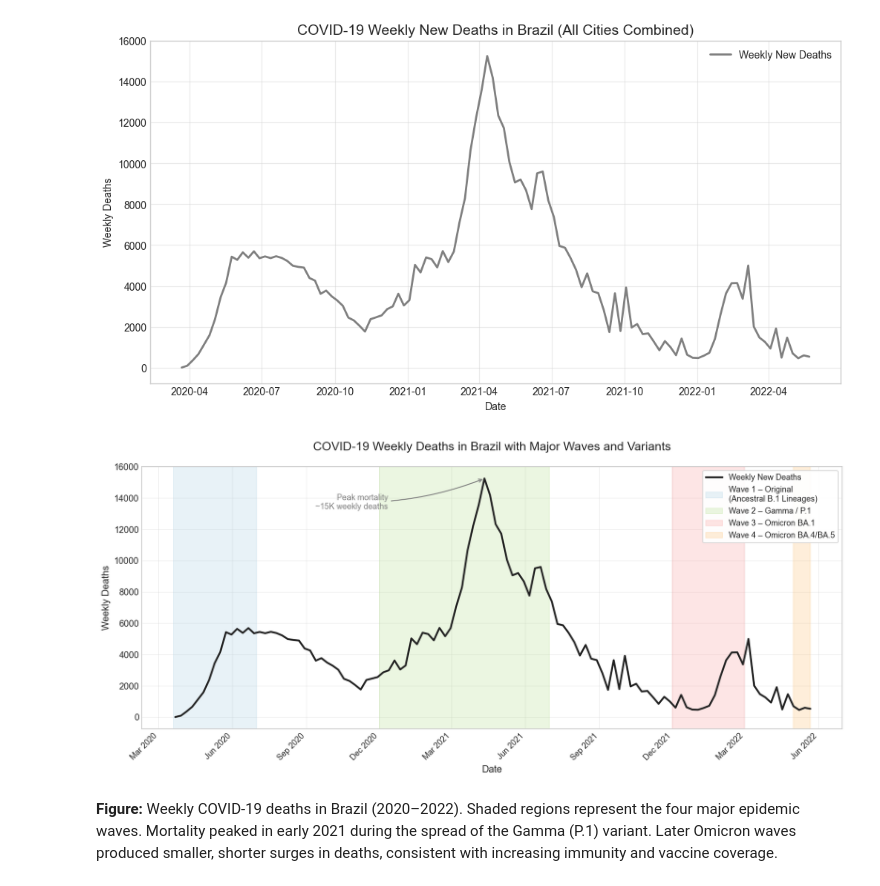
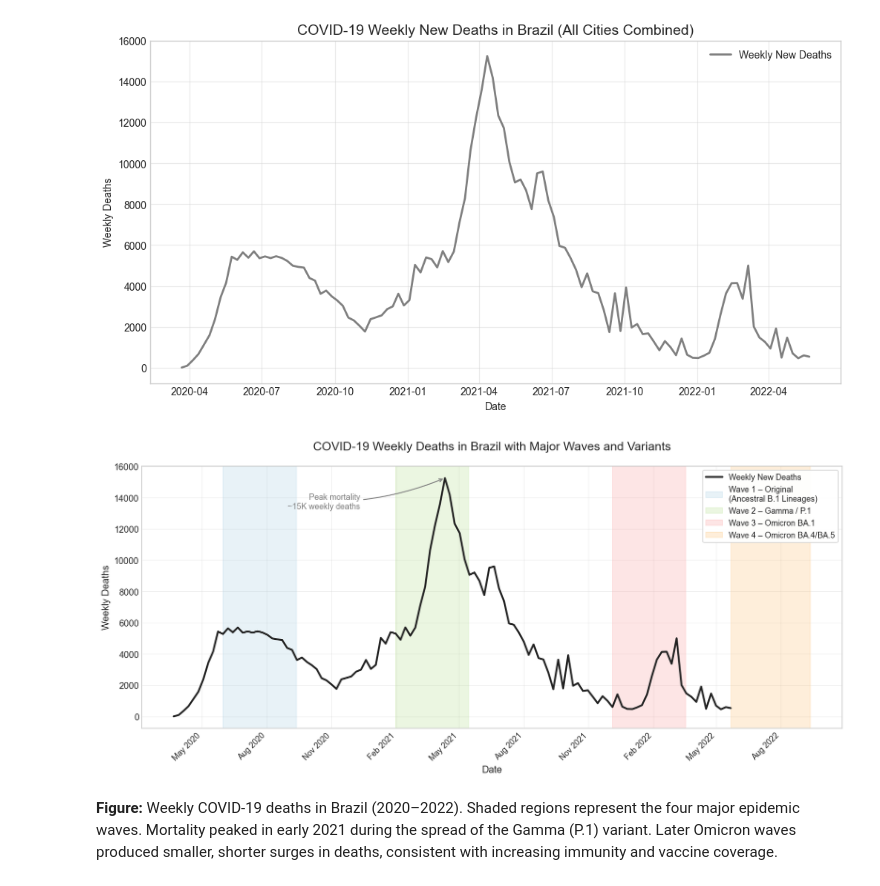
Before and after one commit to AmalBilal1/covid19-anomaly-detection, a Jupyter notebook: notebooks/visualization.ipynb, the cells around one changed output. Cells and saved outputs as stored; diff of their text form; code cells hidden in the pictures.

Commit message:
Updated Wave Periods

```diff
--- a/notebooks/visualization.ipynb
+++ b/notebooks/visualization.ipynb
@@ -90,11 +90,22 @@ import pandas as pd
 import matplotlib.dates as mdates
 
 # ---- Data ----
-wave_periods = [
+# General Dates
+'''wave_periods = [
     ('2020-03-20', '2020-07-01', 'Wave 1 – Original\n(Ancestral B.1 Lineages)'),
     ('2020-12-01', '2021-07-01', 'Wave 2 – Gamma / P.1'),
     ('2021-12-01', '2022-03-01', 'Wave 3 – Omicron BA.1'),
     ('2022-05-01', '2022-05-22', 'Wave 4 – Omicron BA.4/BA.5')
+]
+'''
+
+# Specific Dates from Paper
+# USES SAME DATES AS LISTED IN PAPER: https://www.mdpi.com/1999-4915/15/10/1997?utm_source=chatgpt.com
+wave_periods = [
+    ('2020-05-31', '2020-09-12', 'Wave 1 – Original\n(Ancestral B.1 Lineages)'),
+    ('2021-01-31', '2021-05-15', 'Wave 2 – Gamma / P.1'),
+    ('2021-12-05', '2022-03-19', 'Wave 3 – Omicron BA.1'),
+    ('2022-05-22', '2022-09-12', 'Wave 4 – Omicron BA.4/BA.5')
 ]
 
 colors = ['#a6cee3', '#b2df8a', '#fb9a99', '#fdbf6f']  # soft pastel colors
@@ -120,34 +131,34 @@ plt.xlabel('Date', fontsize=12)
 plt.ylabel('Weekly Deaths', fontsize=12)
 plt.title('COVID-19 Weekly Deaths in Brazil with Major Waves and Variants',
           fontsize=15, pad=20)
 plt.grid(alpha=0.3)
 
 # ---- Legend ----
 legend = ax.legend(
     loc='upper right',
     frameon=True,
     fontsize=10,
     facecolor='white',    # white background
     edgecolor='lightgray',# soft border
     fancybox=True,        # rounded corners
     framealpha=0.95       # slight transparency
 )
 
 # ---- Annotation for peak ----
 peak = weekly.loc[weekly['NewDeaths'].idxmax()]
 plt.annotate(
     'Peak mortality\n~15K weekly deaths',
     xy=(peak['Date'], peak['NewDeaths']),
     xytext=(peak['Date'] - pd.Timedelta(days=120), peak['NewDeaths'] * 0.9),
     arrowprops=dict(arrowstyle='->', color='gray', lw=1.2,
                     connectionstyle="arc3,rad=0.1"),
     fontsize=10, color='gray', ha='right', va='center'
 )
 
 plt.tight_layout()
 plt.show()
 # %% [output]
-[figure, old version]
+[figure, new version]
 # %% [markdown]
 **Figure:** Weekly COVID-19 deaths in Brazil (2020–2022). Shaded regions represent the four major epidemic waves. Mortality peaked in early 2021 during the spread of the Gamma (P.1) variant. Later Omicron waves produced smaller, shorter surges in deaths, consistent with increasing immunity and vaccine coverage.
 # %%
```
Also changed, not shown: parts of 14 cells of this notebook, 2 other files.
